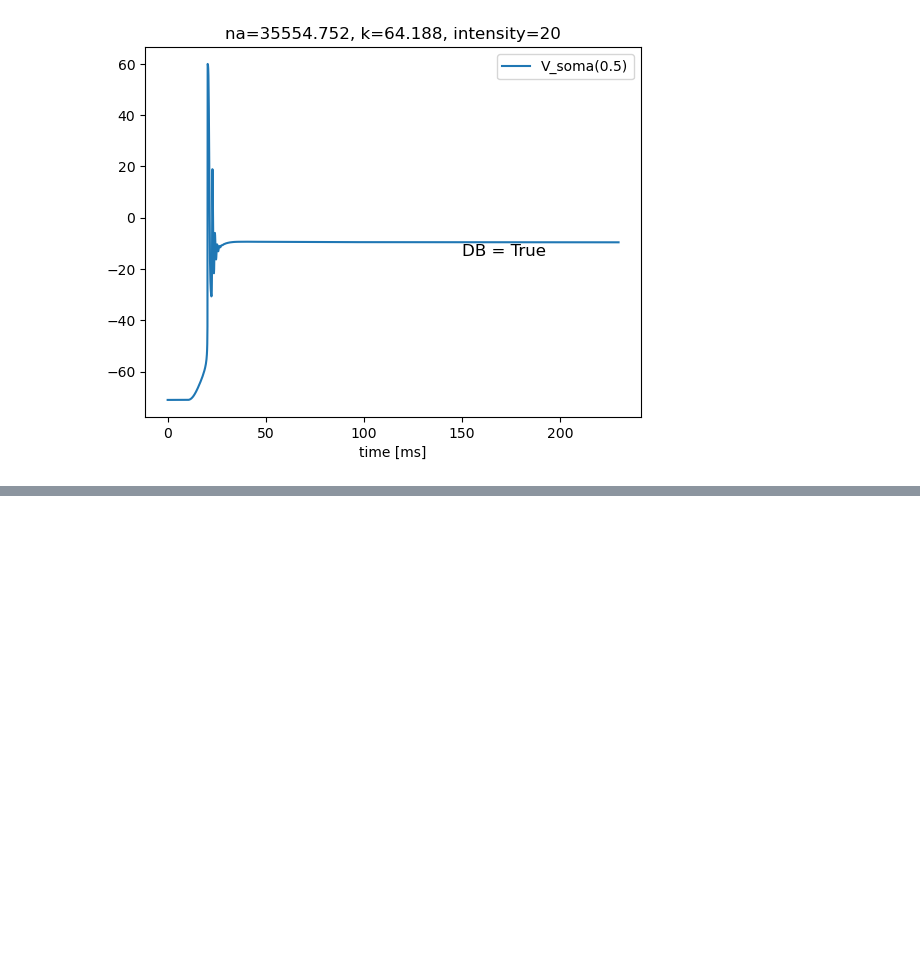
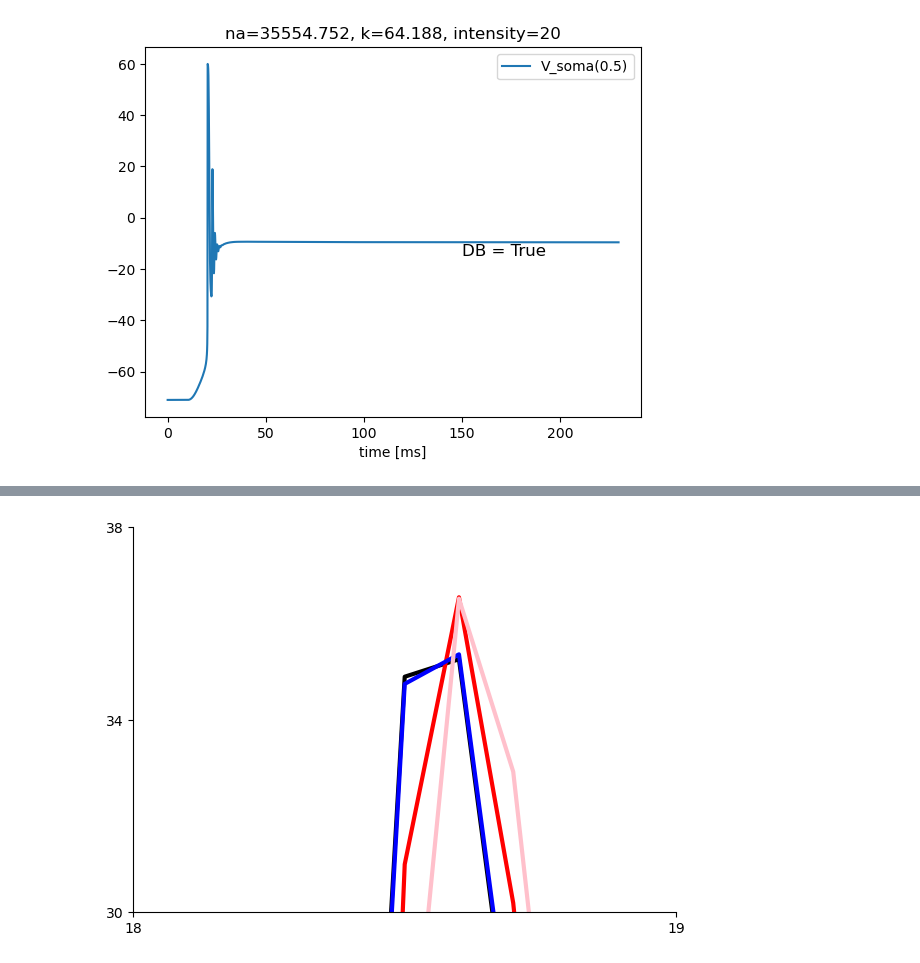
Before and after one commit to tobiasmarek/simneurostim-analysis, a Jupyter notebook: param_search.ipynb, the cells around one changed output, grey strips where cells are left out. Cells and saved outputs as stored; diff of their text form; code cells hidden in the pictures; blank space fills up the shorter version.

```diff
--- a/param_search.ipynb
+++ b/param_search.ipynb
@@ -877,0 +866,79 @@ show_sim_result(256.752 + 35298, 64.188, 20) # not physiologically plausible
+# %%
+L5soma.change_biophysics({'gbar_na': default_na, 'gbar_kv': default_k})
+
+zoomed = False
+if zoomed:
+    fig, ax = plt.subplots(figsize=(7, 5))
+    line_width = 3
+else:
+    fig, ax = plt.subplots(figsize=(10, 5))
+    line_width = 1
+
+
+# Default size
+intensity = find_intensity_threshold(L5soma, 1)
+
+sim_data = simulate(L5soma, intensity)
+ax.plot(sim_data['time [ms]'], sim_data['V_soma(0.5)'], alpha=1, color='black', linewidth=line_width, label='1x')
+print(f"VOLTAGE AT 200 ms: {sim_data[sim_data['time [ms]'] == 200]['V_soma(0.5)'].iloc[0]}")
+print(intensity)
+
+# Default size doubled
+L5soma._scale_size_L(2)
+intensity = find_intensity_threshold(L5soma, 1)
+
+sim_data = simulate(L5soma, intensity)
+ax.plot(sim_data['time [ms]'], sim_data['V_soma(0.5)'], alpha=1, color='red', linewidth=line_width, label='2x')
+print(f"VOLTAGE AT 200 ms: {sim_data[sim_data['time [ms]'] == 200]['V_soma(0.5)'].iloc[0]}")
+print(intensity)
+
+# Half the default size
+L5soma._scale_size_L(0.25)
+intensity = find_intensity_threshold(L5soma, 1)
+
+sim_data = simulate(L5soma, intensity)
+ax.plot(sim_data['time [ms]'], sim_data['V_soma(0.5)'], alpha=1, color='blue', linewidth=line_width, label='0.5x')
+print(f"VOLTAGE AT 200 ms: {sim_data[sim_data['time [ms]'] == 200]['V_soma(0.5)'].iloc[0]}")
+print(intensity)
+
+# Ten times the default size
+L5soma._scale_size_L(20)
+intensity = find_intensity_threshold(L5soma, 1)
+
+sim_data = simulate(L5soma, intensity)
+ax.plot(sim_data['time [ms]'], sim_data['V_soma(0.5)'], alpha=1, color='pink', linewidth=line_width, label='10x')
+print(f"VOLTAGE AT 200 ms: {sim_data[sim_data['time [ms]'] == 200]['V_soma(0.5)'].iloc[0]}")
+print(intensity)
+
+
+# Set labels and title
+ax.spines['top'].set_visible(False)
+ax.spines['right'].set_visible(False)
+
+if zoomed:
+    zoom_end = False
+
+    if zoom_end:
+        ax.set_xlim(170, 215)
+        ax.set_ylim(-40, -37)
+        ax.set_xticks([170, 175, 210, 215])
+        ax.set_yticks([-40, -37])
+
+        plt.savefig('size_effect_zoom.png', dpi=300)
+    else:
+        ax.set_xlim(18, 19)
+        ax.set_ylim(30, 38)
+        ax.set_xticks([18, 19])
+        ax.set_yticks([30, 34, 38])
+
+        plt.savefig('size_effect_zoom_first_spike.png', dpi=300)
+else:
+    ax.set_title('Susceptibility to DpB with size')
+    ax.set_xlabel('Time (ms)')
+    ax.set_ylabel('V_soma(0.5)')
+    ax.legend()
+    plt.savefig('size_effect.png', dpi=300)
+
+L5soma._scale_size_L(0.1)
+plt.show()
+# %% [output]
@@ -877,0 +953 @@ show_sim_result(256.752 + 35298, 64.188, 20) # not physiologically plausible
+[figure, added]
```
Also changed, not shown: parts of 16 cells of this notebook.
